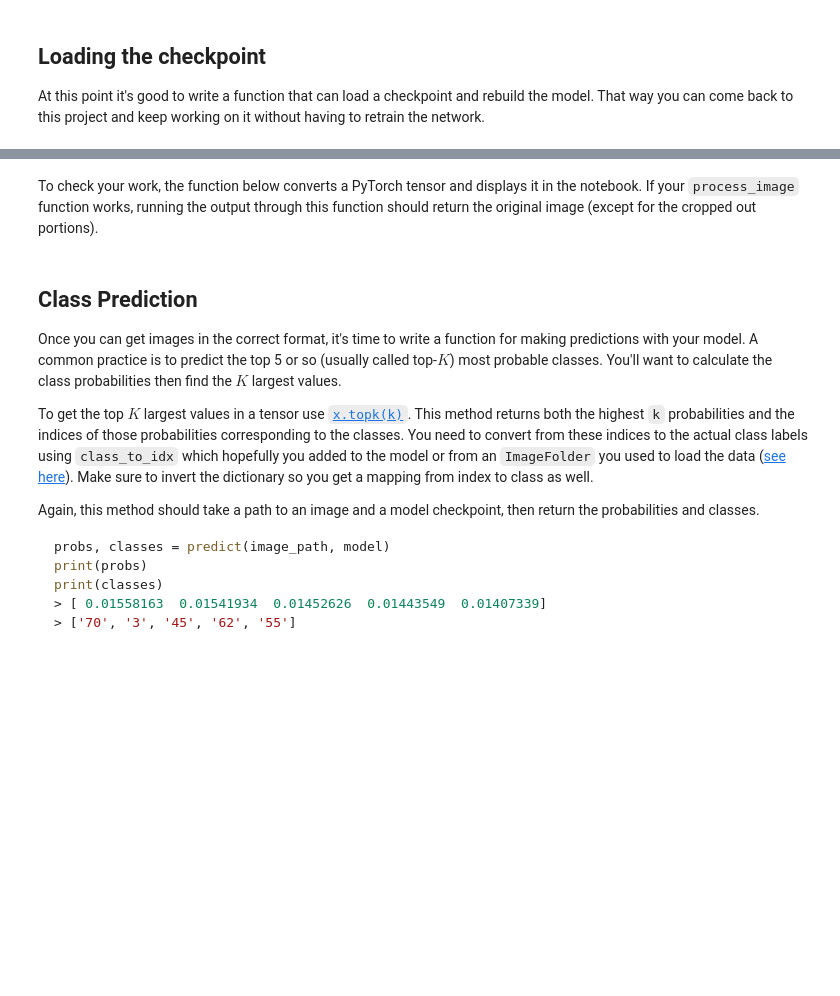
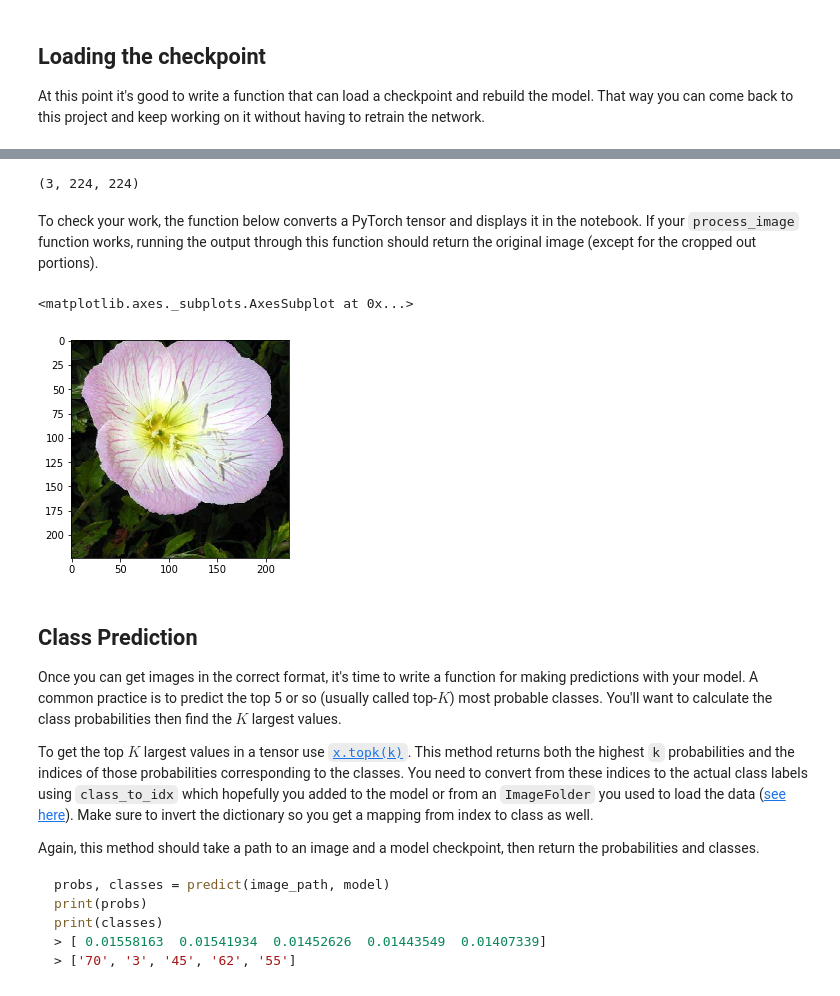
Before and after one commit to matthiasludwig/aipnd-project, a Jupyter notebook: Image Classifier Project.ipynb, the cells around one changed output, grey strips where cells are left out. Drawn from its saved outputs; the diff is of its cells as text; code cells hidden in the pictures; blank space fills up the shorter version.

```diff
--- a/Image Classifier Project.ipynb
+++ b/Image Classifier Project.ipynb
@@ -377,3 +387,40 @@ def process_image(image):
+# %%
+def process_image(image):
+    ''' Scales, crops, and normalizes a PIL image for a PyTorch model,
+        returns an Numpy array
+    '''
+    # Scales the picture to 256, 256 via PIL.resize
+    pil_image = Image.open(image)
+    pil_image = pil_image.resize((256, 256))
+
+    # Resize (Center-crop). Adapted from https://stackoverflow.com/questions/16646183/crop-an-image-in-the-centre-using-pil
+    width, height = pil_image.size
+    left = (width - 224)/2
+    top = (height - 224)/2
+    right = (width + 224)/2
+    bottom = (height + 224)/2
+    pil_image = pil_image.crop((left, top, right, bottom))
+
+    # Convert to numpy array and normalize as described above
+    np_image = np.array(pil_image)/255
+    np_image[:,:,0] = (np_image[:,:,0] - 0.485)/0.229
+    np_image[:,:,1] = (np_image[:,:,1] - 0.456)/0.224
+    np_image[:,:,2] = (np_image[:,:,2] - 0.406)/0.225
+
+    # Transpose the np array
+    np_image = np_image.transpose((2, 0, 1))
+
+    return np_image
+
+
+
+    # TODO: Process a PIL image for use in a PyTorch model
+# %%
+# Test process_image implementation with a random picture from the test set
+test = process_image('flowers/test/1/image_06743.jpg')
+print(test.shape)
+# %% [output]
+(3, 224, 224)
 # %% [markdown]
 To check your work, the function below converts a PyTorch tensor and displays it in the notebook. If your `process_image` function works, running the output through this function should return the original image (except for the cropped out portions).
 # %%
@@ -384,7 +431,7 @@ def imshow(image, ax=None, title=None):
 
     # PyTorch tensors assume the color channel is the first dimension
     # but matplotlib assumes is the third dimension
-    image = image.numpy().transpose((1, 2, 0))
+    image = image.transpose((1, 2, 0))
 
     # Undo preprocessing
     mean = np.array([0.485, 0.456, 0.406])
@@ -397,6 +444,11 @@ def imshow(image, ax=None, title=None):
     ax.imshow(image)
 
     return ax
+# %%
+imshow(test)
+# %% [output]
+<matplotlib.axes._subplots.AxesSubplot at 0x...>
+[figure, added]
 # %% [markdown]
 ## Class Prediction
 
```
Also changed, not shown: parts of 6 cells of this notebook.
